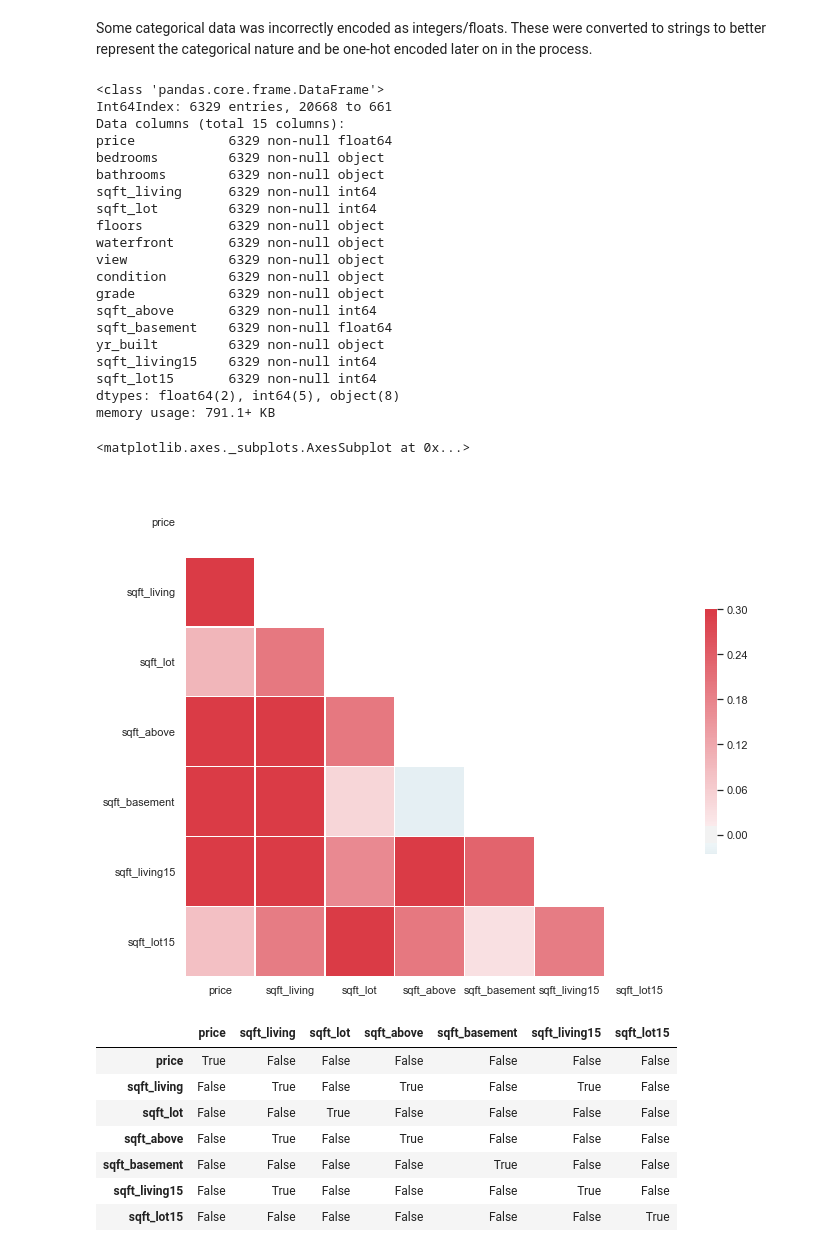
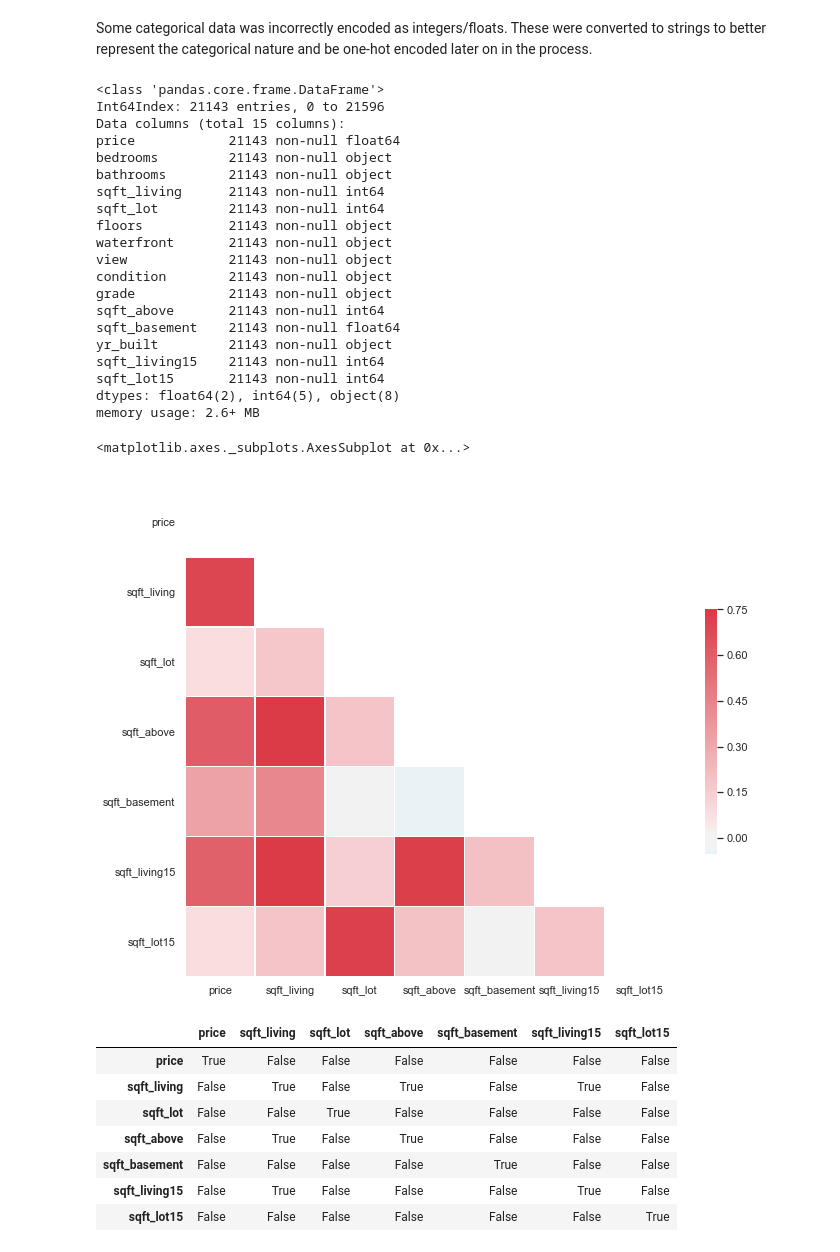
Before and after one commit to nicodonovan/dsc-1-final-project-online-ds-pt-100118, a Jupyter notebook: student.ipynb, the cells around one changed output. Cells and saved outputs as stored; diff of their text form; code cells hidden in the pictures.

```diff
--- a/student.ipynb
+++ b/student.ipynb
@@ -195,4 +171,4 @@ sdf.view.value_counts()
 Name: view, dtype: int64
 # %%
-sdf['view'].fillna(0, inplace=True)
+df['view'].fillna(0, inplace=True)
 # %%
@@ -229,5 +205,5 @@ sdf.waterfront.value_counts()
 Name: waterfront, dtype: int64
 # %%
-sdf.waterfront = sdf.waterfront.astype("str")
-sdf['waterfront'].fillna('nan')
+df.waterfront = df.waterfront.astype("str")
+df['waterfront'].fillna('nan')
 # %% [output]
@@ -314,8 +291,8 @@ max      2015.000000
 Name: yr_renovated, dtype: float64
 # %%
 to_drop = ["yr_renovated"]
-sdf.drop(to_drop, axis=1, inplace=True)
-sdf.isna().sum()
+df.drop(to_drop, axis=1, inplace=True)
+df.isna().sum()
 # %% [output]
 price            0
 bedrooms         0
@@ -361,60 +338,60 @@ memory usage: 791.1+ KB
 # %% [markdown]
 Some categorical data was incorrectly encoded as integers/floats. These were converted to strings to better represent the categorical nature and be one-hot encoded later on in the process.
 # %%
-sdf.bedrooms = sdf.bedrooms.astype("str")
-sdf.bathrooms = sdf.bathrooms.astype("str")
-sdf.floors = sdf.floors.astype("str")
-sdf.view = sdf.view.astype("str")
-sdf.condition = sdf.condition.astype("str")
-sdf.grade = sdf.grade.astype("str")
-sdf.yr_built = sdf.yr_built.astype("str")
+df.bedrooms = df.bedrooms.astype("str")
+df.bathrooms = df.bathrooms.astype("str")
+df.floors = df.floors.astype("str")
+df.view = df.view.astype("str")
+df.condition = df.condition.astype("str")
+df.grade = df.grade.astype("str")
+df.yr_built = df.yr_built.astype("str")
 #sdf.zipcode = sdf.zipcode.astype("str")
 #sdf.lat = sdf.lat.astype("str")
 #sdf.long = sdf.long.astype("str")
 # %%
-sdf.info()
+df.info()
 # %% [output]
 <class 'pandas.core.frame.DataFrame'>
-Int64Index: 6329 entries, 20668 to 661
+Int64Index: 21143 entries, 0 to 21596
 Data columns (total 15 columns):
-price            6329 non-null float64
-bedrooms         6329 non-null object
-bathrooms        6329 non-null object
-sqft_living      6329 non-null int64
-sqft_lot         6329 non-null int64
-floors           6329 non-null object
-waterfront       6329 non-null object
-view             6329 non-null object
-condition        6329 non-null object
-grade            6329 non-null object
-sqft_above       6329 non-null int64
-sqft_basement    6329 non-null float64
-yr_built         6329 non-null object
-sqft_living15    6329 non-null int64
-sqft_lot15       6329 non-null int64
+price            21143 non-null float64
+bedrooms         21143 non-null object
+bathrooms        21143 non-null object
+sqft_living      21143 non-null int64
+sqft_lot         21143 non-null int64
+floors           21143 non-null object
+waterfront       21143 non-null object
+view             21143 non-null object
+condition        21143 non-null object
+grade            21143 non-null object
+sqft_above       21143 non-null int64
+sqft_basement    21143 non-null float64
+yr_built         21143 non-null object
+sqft_living15    21143 non-null int64
+sqft_lot15       21143 non-null int64
 dtypes: float64(2), int64(5), object(8)
-memory usage: 791.1+ KB
+memory usage: 2.6+ MB
 # %%
 # Set the style of the visualization
 sns.set(style="white")
 
 # Create a covariance matrix
-corr = sdf.corr()
+corr = df.corr()
 
 # Generate a mask the size of our covariance matrix
 mask = np.zeros_like(corr, dtype=np.bool)
 mask[np.triu_indices_from(mask)] = True
 
 # Set up the matplotlib figure
 f, ax = plt.subplots(figsize=(11, 9))
 
 # Generate a custom diverging colormap
 cmap = sns.diverging_palette(220, 10, as_cmap=True)
 
 # Draw the heatmap with the mask and correct aspect ratio
-sns.heatmap(corr, mask=mask, cmap=cmap, vmax=.3, center=0,
+sns.heatmap(corr, mask=mask, cmap=cmap, vmax=.75, center=0,
             square=True, linewidths=.5, cbar_kws={"shrink": .5})
 # %% [output]
 <matplotlib.axes._subplots.AxesSubplot at 0x...>
-[figure, old version]
+[figure, new version]
 # %%
```
Also changed, not shown: parts of 52 cells of this notebook.
